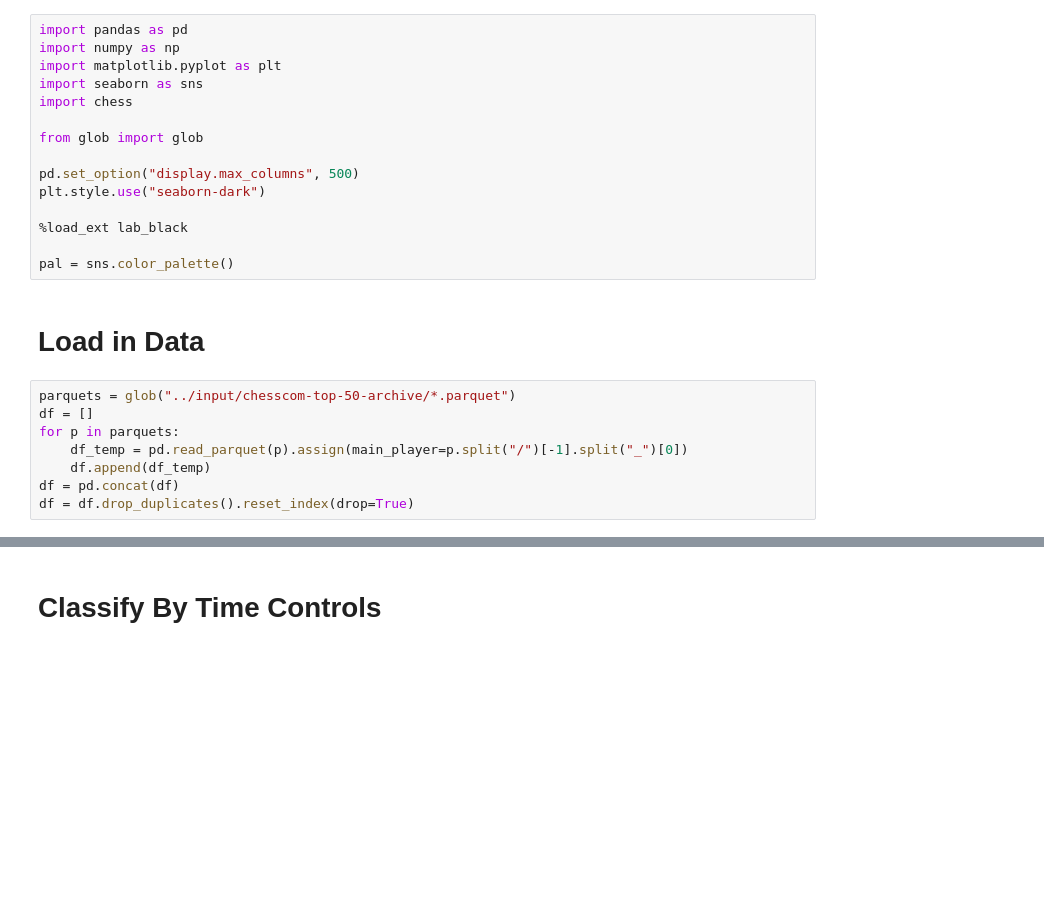
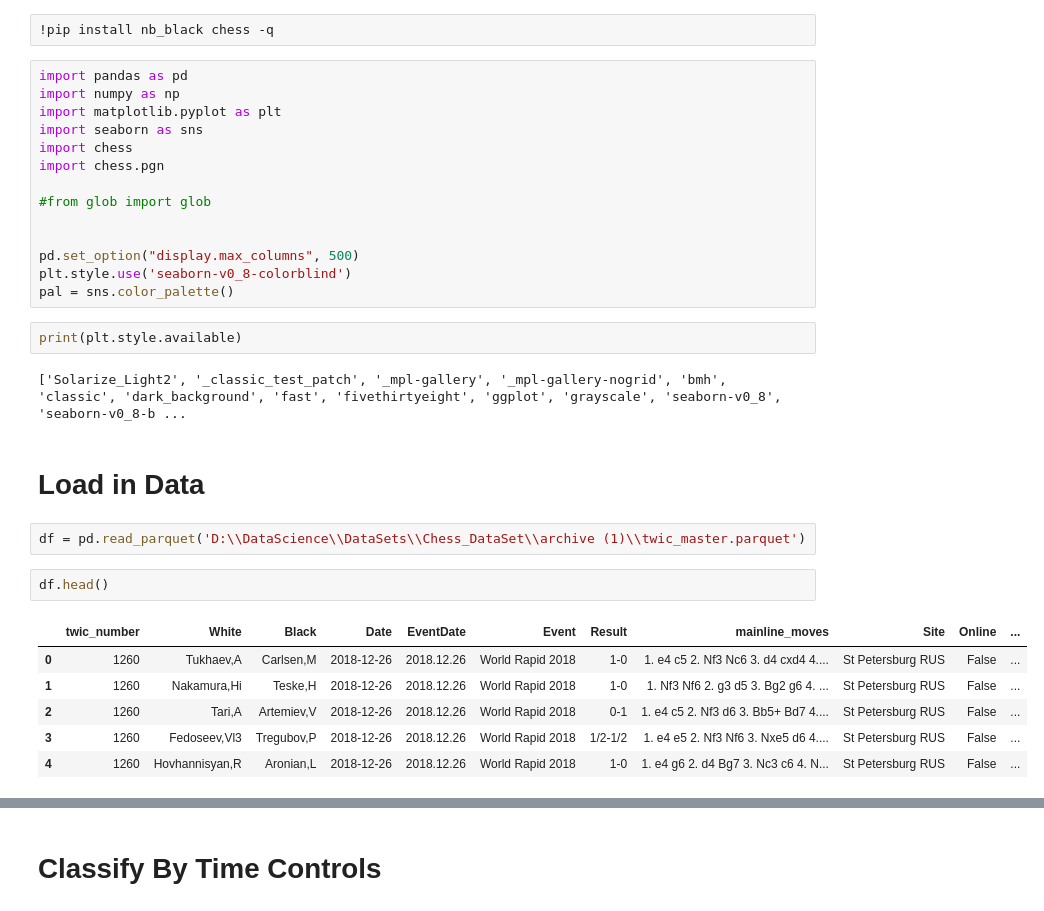
Before and after one commit to DarnasiMadhanMohan/Chess_Analysis, a Jupyter notebook: chess-com-top-players-data-analysis.ipynb, the cells around one changed output, grey strips where cells are left out. Saved outputs shown, nothing was run; the diff lists cells and outputs as text; blank space fills up the shorter version.

```diff
--- a/chess-com-top-players-data-analysis.ipynb
+++ b/chess-com-top-players-data-analysis.ipynb
@@ -8,25 +4,33 @@ WARNING: Running pip as the 'root' user can result in broken permissions and con
+# %%
+!pip install nb_black chess -q
 # %%
 import pandas as pd
 import numpy as np
 import matplotlib.pyplot as plt
 import seaborn as sns
 import chess
+import chess.pgn
 
-from glob import glob
+#from glob import glob
+
 
 pd.set_option("display.max_columns", 500)
-plt.style.use("seaborn-dark")
-
-%load_ext lab_black
-
+plt.style.use('seaborn-v0_8-colorblind')
 pal = sns.color_palette()
+# %%
+print(plt.style.available)
+# %% [output]
+['Solarize_Light2', '_classic_test_patch', '_mpl-gallery', '_mpl-gallery-nogrid', 'bmh', 'classic', 'dark_background', 'fast', 'fivethirtyeight', 'ggplot', 'grayscale', 'seaborn-v0_8', 'seaborn-v0_8-b ...
 # %% [markdown]
 # Load in Data
 # %%
-parquets = glob("../input/chesscom-top-50-archive/*.parquet")
-df = []
-for p in parquets:
-    df_temp = pd.read_parquet(p).assign(main_player=p.split("/")[-1].split("_")[0])
-    df.append(df_temp)
-df = pd.concat(df)
-df = df.drop_duplicates().reset_index(drop=True)
+df = pd.read_parquet('D:\\DataScience\\DataSets\\Chess_DataSet\\archive (1)\\twic_master.parquet')
+# %%
+df.head()
+# %% [output]
+|  | twic_number | White | Black | Date | EventDate | Event | Result | mainline_moves | Site | Online | ... |
+| 0 | 1260 | Tukhaev,A | Carlsen,M | 2018-12-26 | 2018.12.26 | World Rapid 2018 | 1-0 | 1. e4 c5 2. Nf3 Nc6 3. d4 cxd4 4.... | St Petersburg RUS | False | ... |
+| 1 | 1260 | Nakamura,Hi | Teske,H | 2018-12-26 | 2018.12.26 | World Rapid 2018 | 1-0 | 1. Nf3 Nf6 2. g3 d5 3. Bg2 g6 4. ... | St Petersburg RUS | False | ... |
+| 2 | 1260 | Tari,A | Artemiev,V | 2018-12-26 | 2018.12.26 | World Rapid 2018 | 0-1 | 1. e4 c5 2. Nf3 d6 3. Bb5+ Bd7 4.... | St Petersburg RUS | False | ... |
+| 3 | 1260 | Fedoseev,Vl3 | Tregubov,P | 2018-12-26 | 2018.12.26 | World Rapid 2018 | 1/2-1/2 | 1. e4 e5 2. Nf3 Nf6 3. Nxe5 d6 4.... | St Petersburg RUS | False | ... |
+| 4 | 1260 | Hovhannisyan,R | Aronian,L | 2018-12-26 | 2018.12.26 | World Rapid 2018 | 1-0 | 1. e4 g6 2. d4 Bg7 3. Nc3 c6 4. N... | St Petersburg RUS | False | ... |
```
Also changed, not shown: parts of 15 cells of this notebook.
